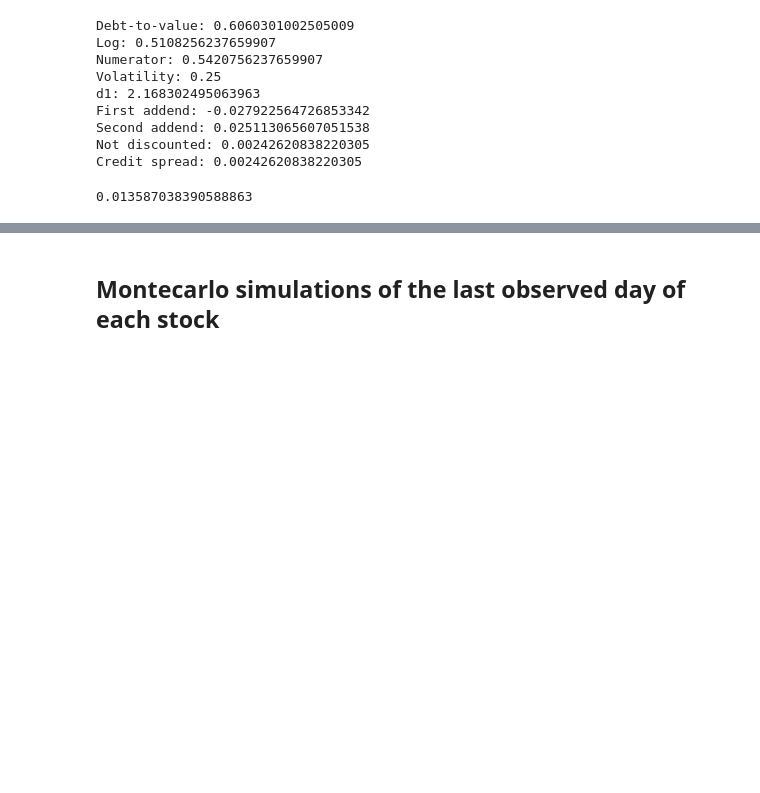
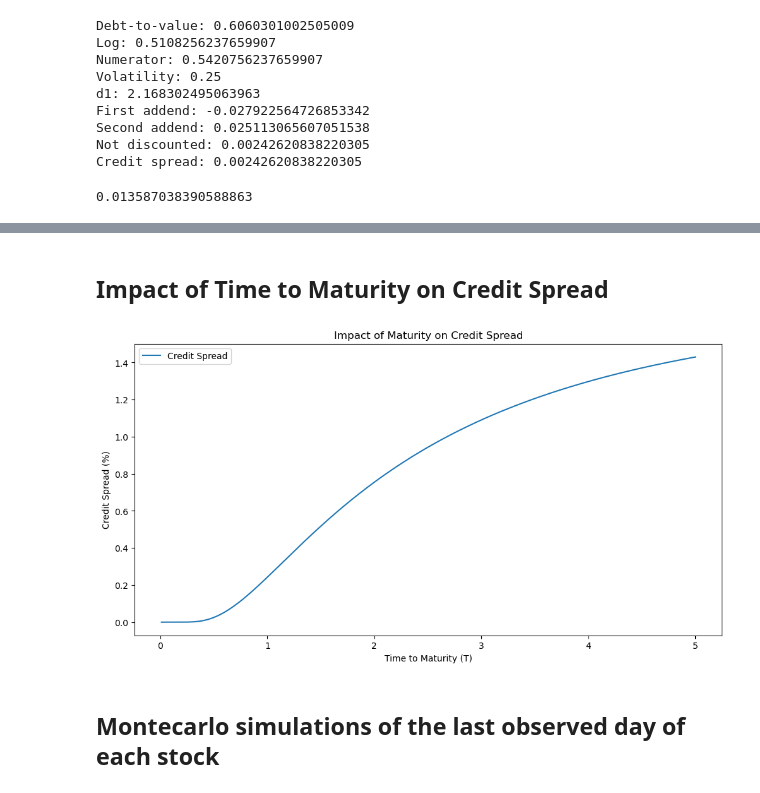
Before and after one commit to francescomazzolin/stochastic-finance-project, a Jupyter notebook: main.ipynb, the cells around one changed output, grey strips where cells are left out. Saved outputs shown, nothing was run; the diff lists cells and outputs as text; code cells hidden in the pictures; blank space fills up the shorter version.

```diff
--- a/main.ipynb
+++ b/main.ipynb
@@ -556,3 +509,9 @@ af.credit_spread_model(V = 40, K = 15, sigma = 0.4, r = 0.04, T = 5, t = 0)
+# %% [markdown]
+## Impact of Time to Maturity on Credit Spread
+# %%
+mp.plot_spread_time(100,60,0,2,0)
+# %% [output]
+[figure, added]
 # %% [markdown]
 ## Montecarlo simulations of the last observed day of each stock
 # %% [markdown]
```
Also changed, not shown: parts of 35 cells of this notebook, 2 other files.
